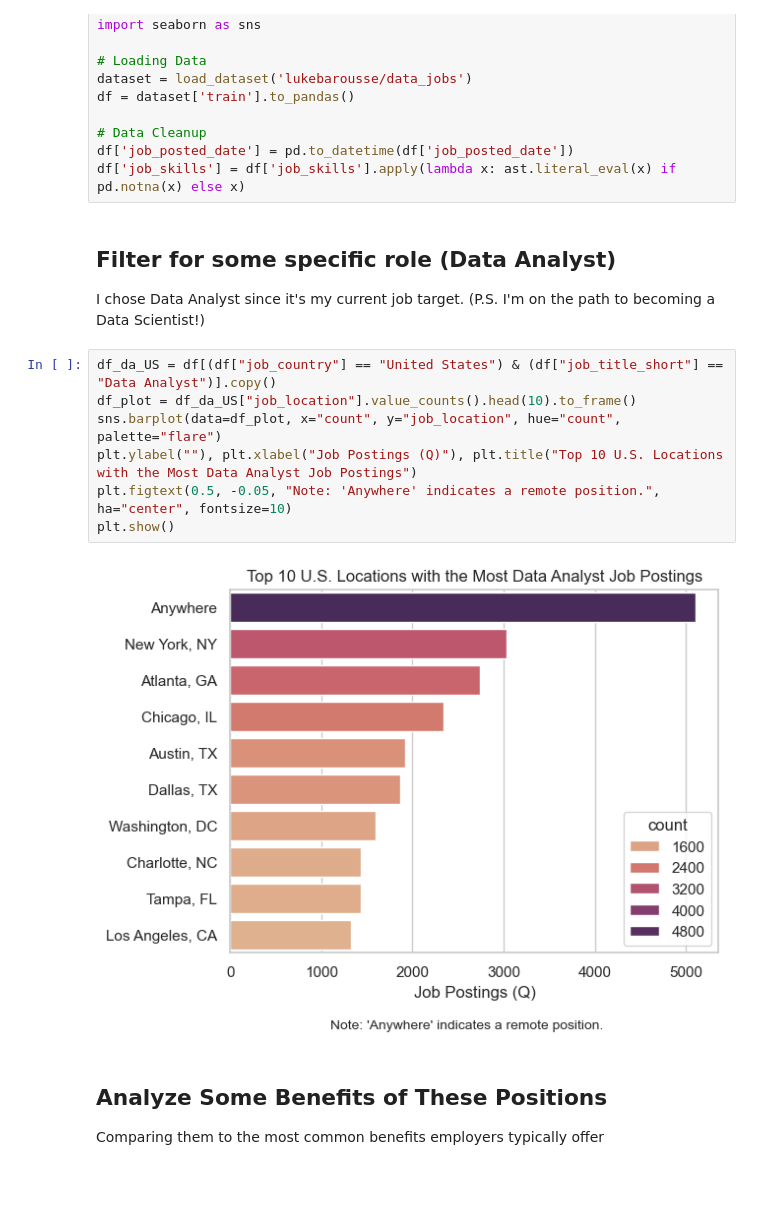
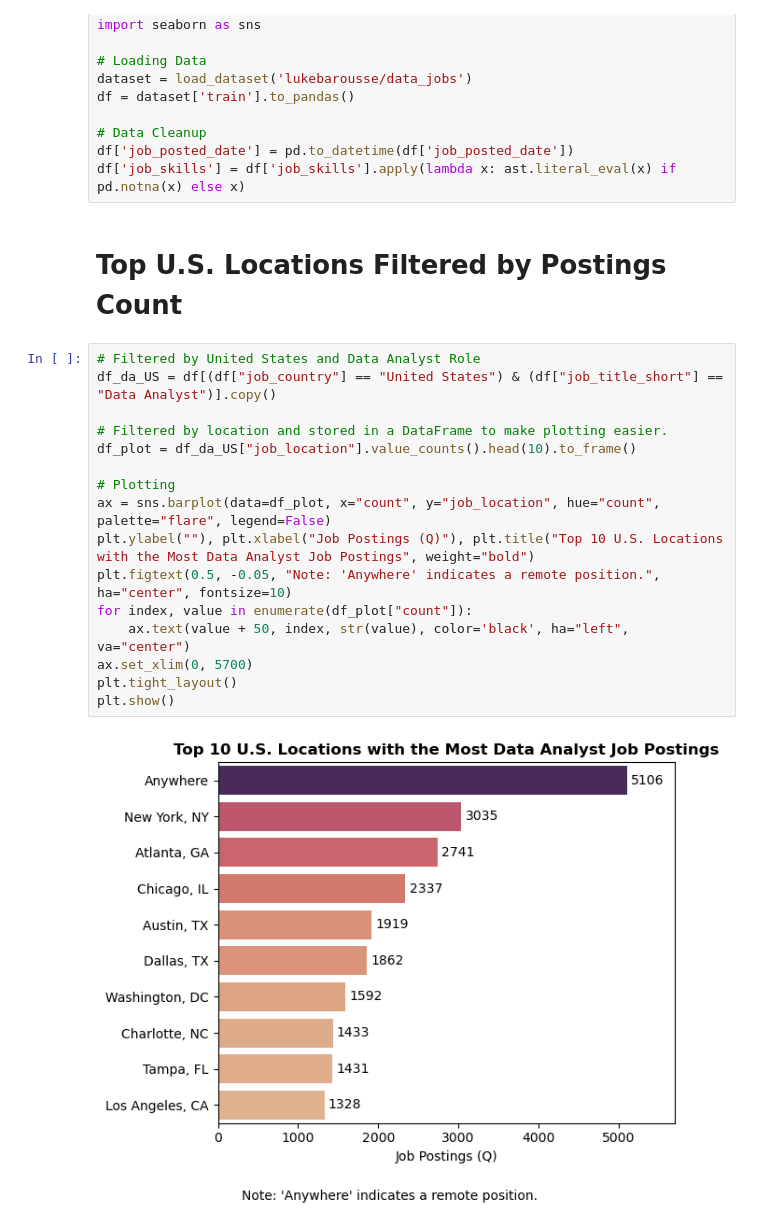
Before and after one commit to danielaulard/Python_Data_Project, a Jupyter notebook: Project/2_EDA.ipynb, the cells around one changed output. Cells and saved outputs as stored; diff of their text form; blank space fills up the shorter version.

```diff
--- a/Project/2_EDA.ipynb
+++ b/Project/2_EDA.ipynb
@@ -16,18 +13,23 @@ df = dataset['train'].to_pandas()
 # Data Cleanup
 df['job_posted_date'] = pd.to_datetime(df['job_posted_date'])
 df['job_skills'] = df['job_skills'].apply(lambda x: ast.literal_eval(x) if pd.notna(x) else x)
-# %% [markdown]
-## Filter for some specific role (Data Analyst)
-I chose Data Analyst since it's my current job target. (P.S. I'm on the path to becoming a Data Scientist!)
+# %% [markdown]
+# Top U.S. Locations Filtered by Postings Count
 # %%
+# Filtered by United States and Data Analyst Role
 df_da_US = df[(df["job_country"] == "United States") & (df["job_title_short"] == "Data Analyst")].copy()
+
+# Filtered by location and stored in a DataFrame to make plotting easier.
 df_plot = df_da_US["job_location"].value_counts().head(10).to_frame()
-sns.barplot(data=df_plot, x="count", y="job_location", hue="count", palette="flare")
-plt.ylabel(""), plt.xlabel("Job Postings (Q)"), plt.title("Top 10 U.S. Locations with the Most Data Analyst Job Postings")
+
+# Plotting
+ax = sns.barplot(data=df_plot, x="count", y="job_location", hue="count", palette="flare", legend=False)
+plt.ylabel(""), plt.xlabel("Job Postings (Q)"), plt.title("Top 10 U.S. Locations with the Most Data Analyst Job Postings", weight="bold")
 plt.figtext(0.5, -0.05, "Note: 'Anywhere' indicates a remote position.", ha="center", fontsize=10)
+for index, value in enumerate(df_plot["count"]):
+    ax.text(value + 50, index, str(value), color='black', ha="left", va="center")
+ax.set_xlim(0, 5700)
+plt.tight_layout()
 plt.show()
 # %% [output]
-[figure, old version]
+[figure, new version]
-# %% [markdown]
-## Analyze Some Benefits of These Positions
-Comparing them to the most common benefits employers typically offer
```
Also changed, not shown: parts of 6 cells of this notebook, 13 other files.
